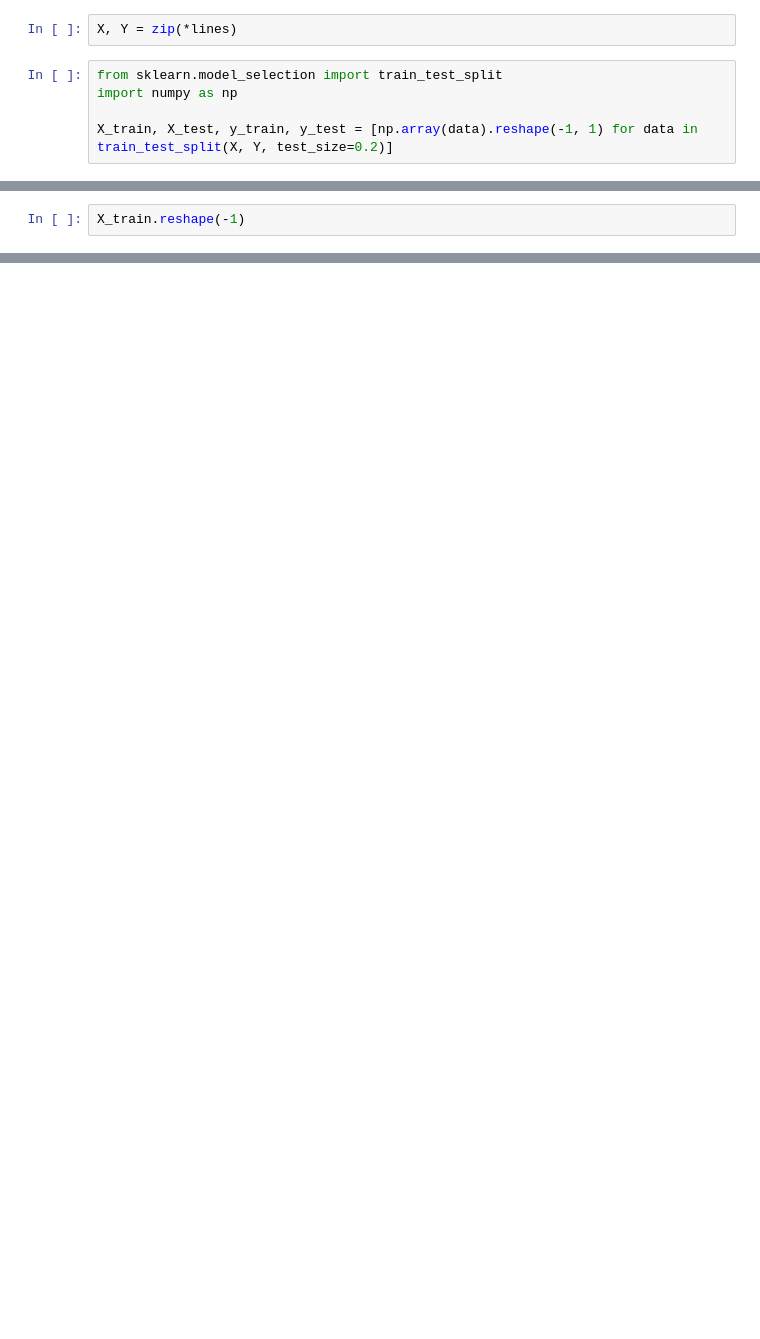
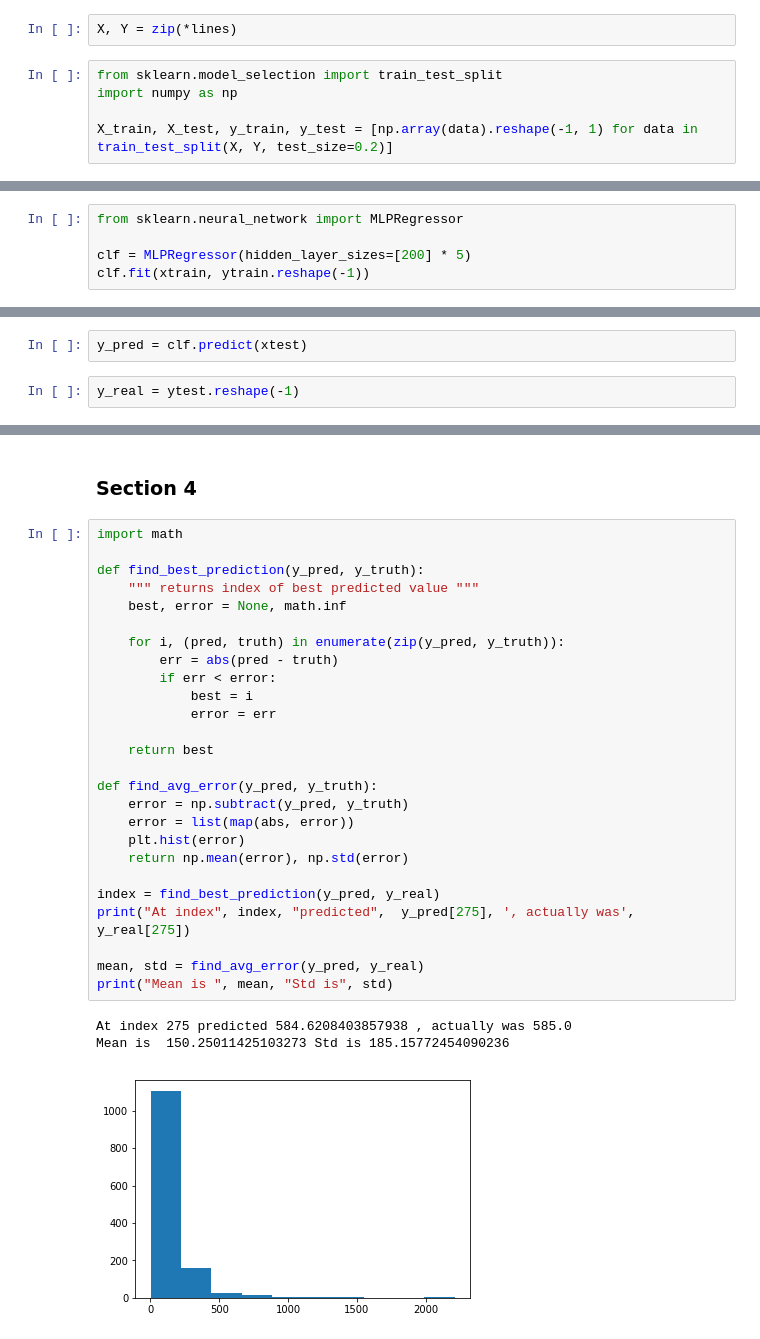
Before and after one commit to jamesaud/music-data-mining, a Jupyter notebook: assignment1/answer.ipynb, the cells around one changed output, grey strips where cells are left out. Drawn from its saved outputs; the diff is of its cells as text; blank space fills up the shorter version.

```diff
--- a/assignment1/answer.ipynb
+++ b/assignment1/answer.ipynb
@@ -35,0 +232,5 @@ X_train, X_test, y_train, y_test = [np.array(data).reshape(-1, 1) for data in tr
+# %%
+from sklearn.neural_network import MLPRegressor
+
+clf = MLPRegressor(hidden_layer_sizes=[200] * 5)
+clf.fit(xtrain, ytrain.reshape(-1))
@@ -36,2 +245,4 @@ X_train, X_test, y_train, y_test = [np.array(data).reshape(-1, 1) for data in tr
+# %%
+y_pred = clf.predict(xtest)
 # %%
-X_train.reshape(-1)
+y_real = ytest.reshape(-1)
@@ -172,0 +249,32 @@ Error in training
+# %% [markdown]
+### Section 4
+# %%
+import math
+
+def find_best_prediction(y_pred, y_truth):
+    """ returns index of best predicted value """
+    best, error = None, math.inf
+
+    for i, (pred, truth) in enumerate(zip(y_pred, y_truth)):
+        err = abs(pred - truth)
+        if err < error:
+            best = i
+            error = err
+
+    return best
+
+def find_avg_error(y_pred, y_truth):
+    error = np.subtract(y_pred, y_truth)
+    error = list(map(abs, error))
+    plt.hist(error)
+    return np.mean(error), np.std(error)
+
+index = find_best_prediction(y_pred, y_real)
+print("At index", index, "predicted",  y_pred[275], ', actually was', y_real[275])
+
+mean, std = find_avg_error(y_pred, y_real)
+print("Mean is ", mean, "Std is", std)
+# %% [output]
+At index 275 predicted 584.6208403857938 , actually was 585.0
+Mean is  150.25011425103273 Std is 185.15772454090236
+[figure, added]
```
Also changed, not shown: parts of 22 cells of this notebook.
